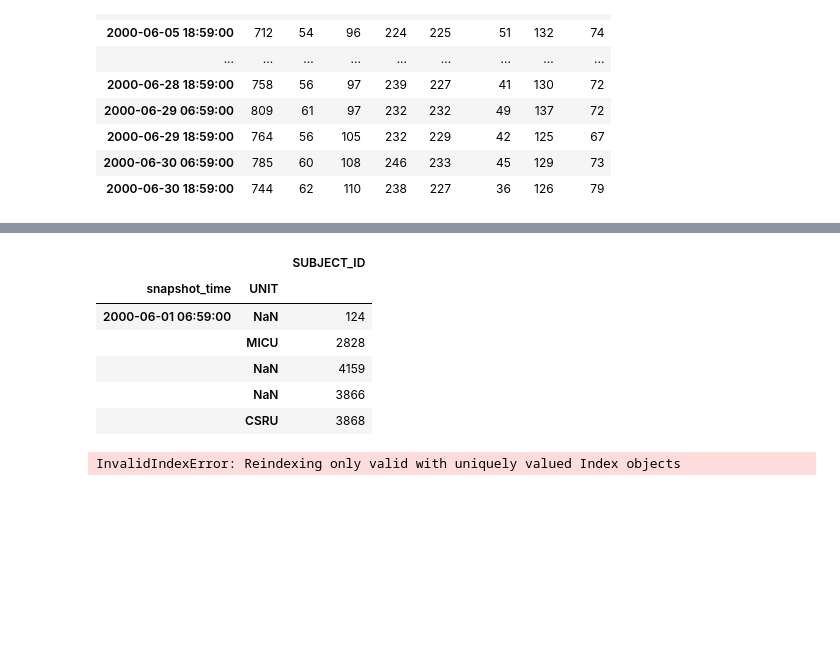
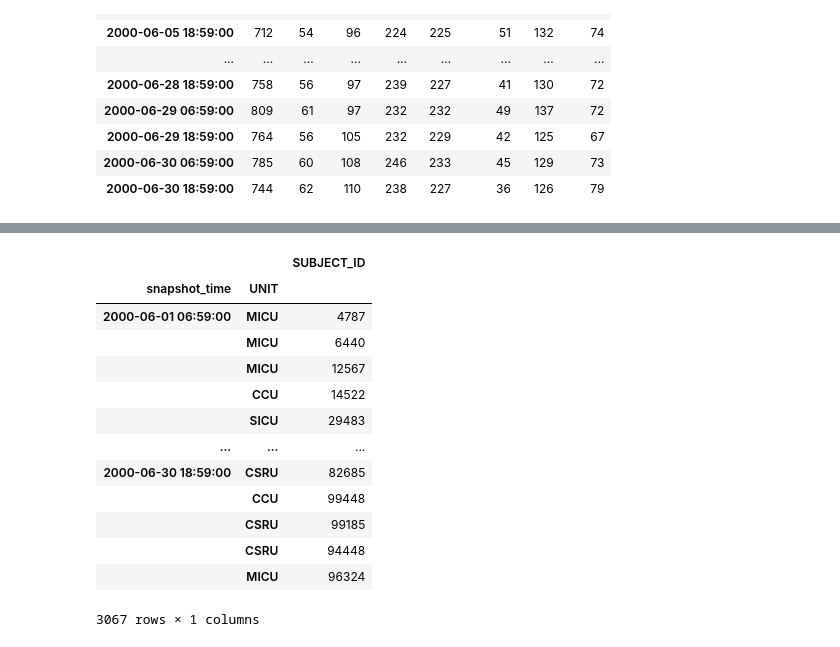
Before and after one commit to arfenarf/wi-coding-challenge, a Jupyter notebook: retrospective_analysis.ipynb, the cells around one changed output, grey strips where cells are left out. Cells and saved outputs as stored; diff of their text form; code cells hidden in the pictures; blank space fills up the shorter version.

Commit message:
end-to-end done first time

```diff
--- a/retrospective_analysis.ipynb
+++ b/retrospective_analysis.ipynb
@@ -27,4 +29,8 @@ discharges = []
 # %%
+snapdata = []
+careteam = []
+discharges = []
+
 # collect data at each of the given snapshot points
 for snapdate in scaffold:
     # where is the patient right now?
@@ -37,24 +43,24 @@ for snapdate in scaffold:
     patient_location['snapshot_time'] = snapdate
     snapdata.append(patient_location)
 
-    # who is the care team for each patient right now?
+    # who is the nursing team for each patient right now?
     care_detail = pd.read_sql_query(f"""
             SELECT SUBJECT_ID, tt.CGID, LABEL, DESCRIPTION
             FROM TREATMENT_TEAM tt
             LEFT JOIN CARE_GIVERS cg on tt.CGID = cg.CGID
             WHERE tt.STARTTIME <= '{snapdate}'
             AND tt.ENDTIME > '{snapdate}'
-            -- TODO add the CG filter for nurses
+            AND lower(LABEL) = 'rn' OR lower(DESCRIPTION) = 'rn'
         """, con = con)
     care_detail['snapshot_time'] = snapdate
     careteam.append(care_detail)
 
-    # how many patients were discharged from each unit right now?
+    # how many patients were discharged from each unit up to four hours before right now?
     discharge_count = pd.read_sql_query(f"""
             SELECT PREV_CAREUNIT as UNIT,
             count(distinct(SUBJECT_ID)) as DISCHARGE_COUNT
             FROM TRANSFERS
-            WHERE INTIME >= '{snapdate - datetime.timedelta(hours = 4)}'
+            WHERE INTIME > '{snapdate - datetime.timedelta(hours = 4)}'
               AND INTIME <= '{snapdate}'
              AND EVENTTYPE = 'discharge'
             GROUP BY PREV_CAREUNIT
@@ -311,15 +344,21 @@ cohort_labs.head()
 # %%
-snap_cohort_df = snap_df[snap_df.SUBJECT_ID.isin(patient_cohort['SUBJECT_ID'])].set_index(['snapshot_time','UNIT'])
-snap_cohort_df.head()
+snap_cohort_df = snap_df[snap_df.SUBJECT_ID.isin(patient_cohort['SUBJECT_ID'])]\
+    .dropna(subset='UNIT')\
+    .set_index(['snapshot_time','UNIT'])
+
+snap_cohort_df
 # %% [output]
 |  |  | SUBJECT_ID |
 | snapshot_time | UNIT |  |
-| 2000-06-01 06:59:00 | NaN | 124 |
-|  | MICU | 2828 |
-|  | NaN | 4159 |
-|  | NaN | 3866 |
-|  | CSRU | 3868 |
+| 2000-06-01 06:59:00 | MICU | 4787 |
+|  | MICU | 6440 |
+|  | MICU | 12567 |
+|  | CCU | 14522 |
+|  | SICU | 29483 |
+| ... | ... | ... |
+| 2000-06-30 18:59:00 | CSRU | 82685 |
+|  | CCU | 99448 |
+|  | CSRU | 99185 |
+|  | CSRU | 94448 |
+|  | MICU | 96324 |
+3067 rows × 1 columns
-# %%
-pd.concat([snap_cohort_df, unit_measures], axis=1)
-# %% [output]
-InvalidIndexError: Reindexing only valid with uniquely valued Index objects
```
Also changed, not shown: parts of 43 cells of this notebook, 3 other files.
